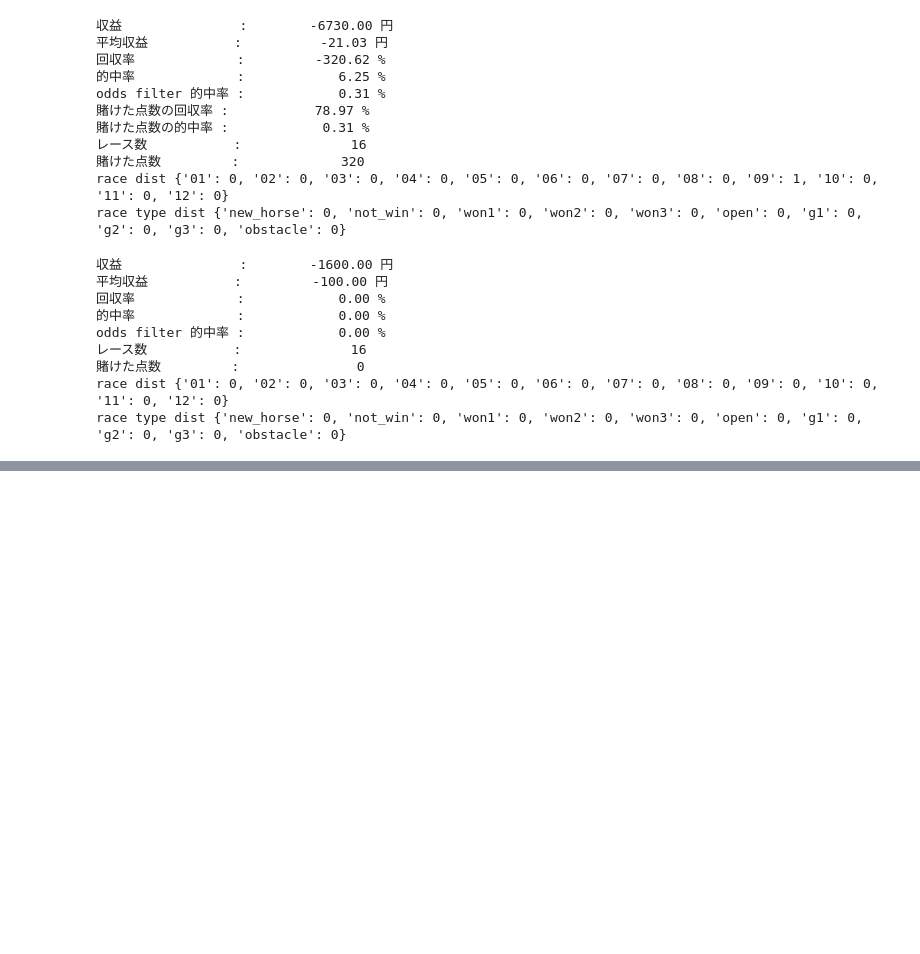
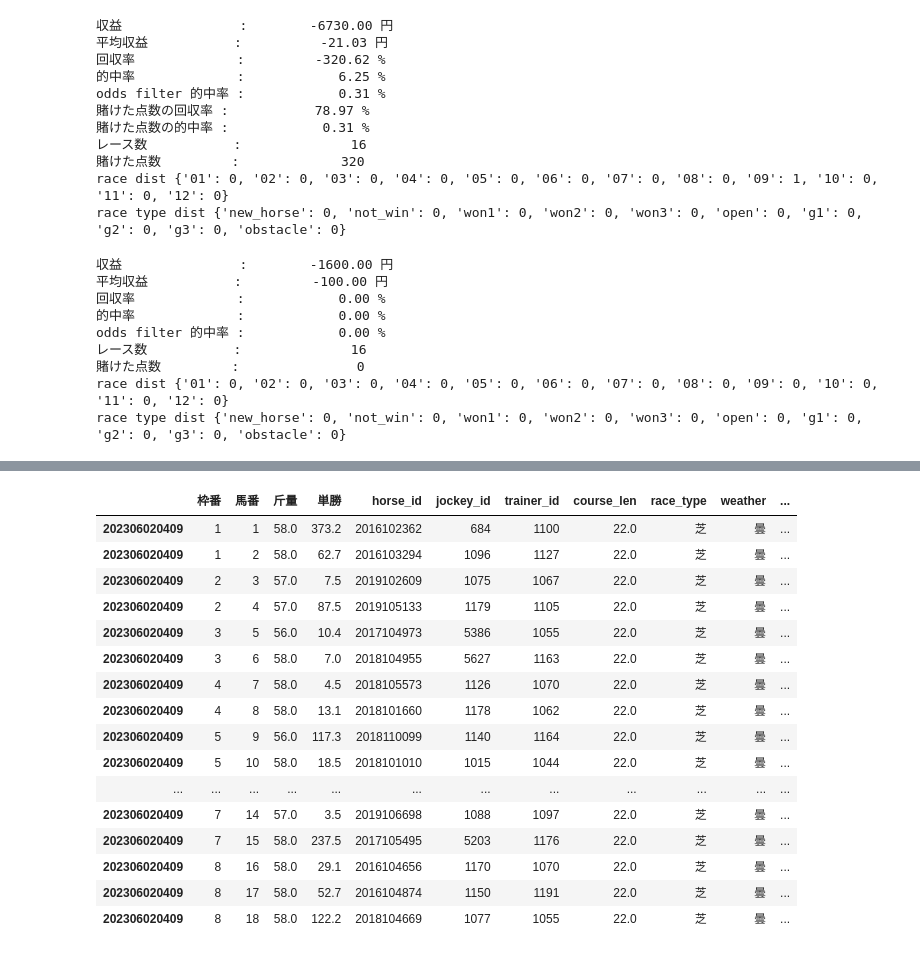
Before and after one commit to yodarjeering/horse_tmp, a Jupyter notebook: main.ipynb, the cells around one changed output, grey strips where cells are left out. Cells and saved outputs as stored; diff of their text form; code cells hidden in the pictures; blank space fills up the shorter version.

```diff
--- a/main.ipynb
+++ b/main.ipynb
@@ -1206,0 +1216,4 @@ race type dist {'new_horse': 0, 'not_win': 0, 'won1': 0, 'won2': 0, 'won3': 0, '
+# %%
+race_id = '202306020409'
+today = '2023/03/12'
+shutuba_data = prepare.scrape_shutuba_table(race_id, today)
@@ -1206,0 +1227,3 @@ race type dist {'new_horse': 0, 'not_win': 0, 'won1': 0, 'won2': 0, 'won3': 0, '
+# %%
+shutuba_processeor = preprocess.ShutubaData(shutuba_data,race_results)
+shutuba_processeor.preprocessing()
@@ -1206,0 +1251,20 @@ race type dist {'new_horse': 0, 'not_win': 0, 'won1': 0, 'won2': 0, 'won3': 0, '
+# %%
+shutuba_processeor.get_processed_df()
+# %% [output]
+|  | 枠番 | 馬番 | 斤量 | 単勝 | horse_id | jockey_id | trainer_id | course_len | race_type | weather | ... |
+| 202306020409 | 1 | 1 | 58.0 | 373.2 | 2016102362 | 684 | 1100 | 22.0 | 芝 | 曇 | ... |
+| 202306020409 | 1 | 2 | 58.0 | 62.7 | 2016103294 | 1096 | 1127 | 22.0 | 芝 | 曇 | ... |
+| 202306020409 | 2 | 3 | 57.0 | 7.5 | 2019102609 | 1075 | 1067 | 22.0 | 芝 | 曇 | ... |
+| 202306020409 | 2 | 4 | 57.0 | 87.5 | 2019105133 | 1179 | 1105 | 22.0 | 芝 | 曇 | ... |
+| 202306020409 | 3 | 5 | 56.0 | 10.4 | 2017104973 | 5386 | 1055 | 22.0 | 芝 | 曇 | ... |
+| 202306020409 | 3 | 6 | 58.0 | 7.0 | 2018104955 | 5627 | 1163 | 22.0 | 芝 | 曇 | ... |
+| 202306020409 | 4 | 7 | 58.0 | 4.5 | 2018105573 | 1126 | 1070 | 22.0 | 芝 | 曇 | ... |
+| 202306020409 | 4 | 8 | 58.0 | 13.1 | 2018101660 | 1178 | 1062 | 22.0 | 芝 | 曇 | ... |
+| 202306020409 | 5 | 9 | 56.0 | 117.3 | 2018110099 | 1140 | 1164 | 22.0 | 芝 | 曇 | ... |
+| 202306020409 | 5 | 10 | 58.0 | 18.5 | 2018101010 | 1015 | 1044 | 22.0 | 芝 | 曇 | ... |
+| ... | ... | ... | ... | ... | ... | ... | ... | ... | ... | ... | ... |
+| 202306020409 | 7 | 14 | 57.0 | 3.5 | 2019106698 | 1088 | 1097 | 22.0 | 芝 | 曇 | ... |
+| 202306020409 | 7 | 15 | 58.0 | 237.5 | 2017105495 | 5203 | 1176 | 22.0 | 芝 | 曇 | ... |
+| 202306020409 | 8 | 16 | 58.0 | 29.1 | 2016104656 | 1170 | 1070 | 22.0 | 芝 | 曇 | ... |
+| 202306020409 | 8 | 17 | 58.0 | 52.7 | 2016104874 | 1150 | 1191 | 22.0 | 芝 | 曇 | ... |
+| 202306020409 | 8 | 18 | 58.0 | 122.2 | 2018104669 | 1077 | 1055 | 22.0 | 芝 | 曇 | ... |
```
Also changed, not shown: parts of 10 cells of this notebook, 2 other files.
